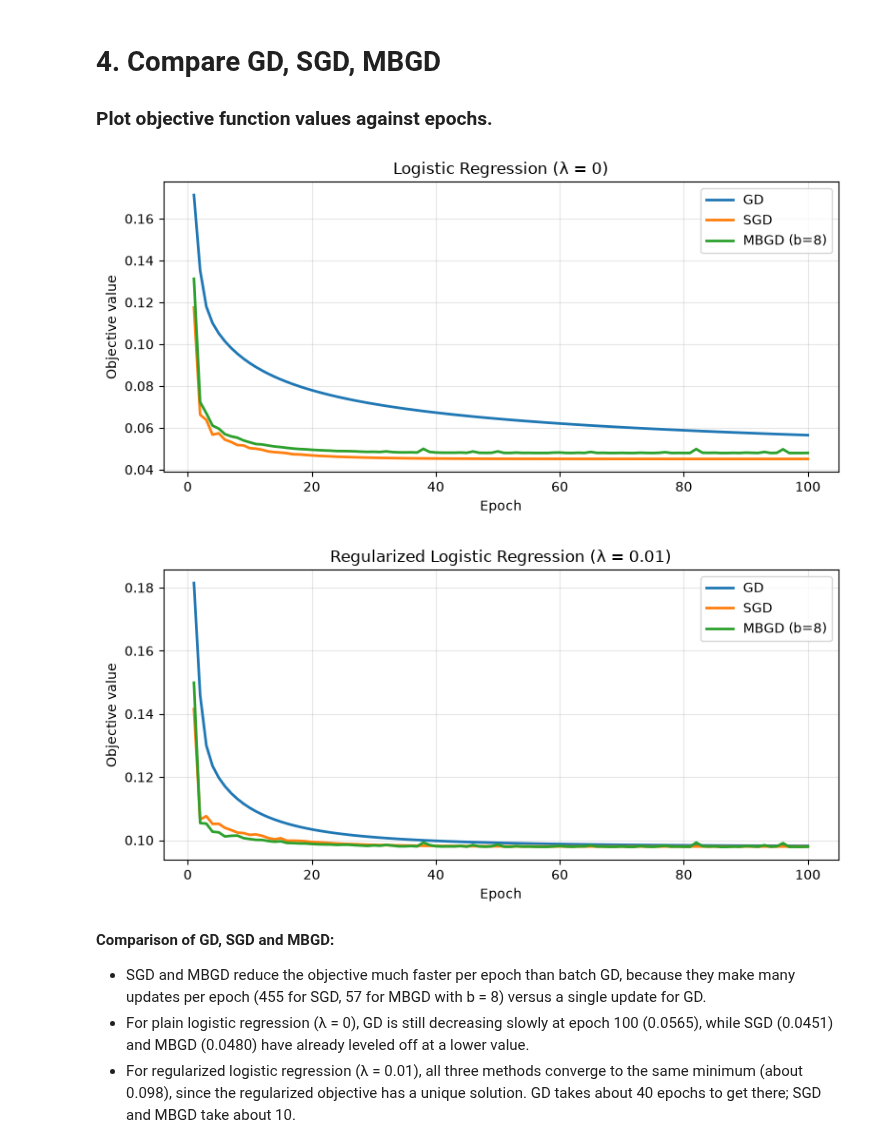
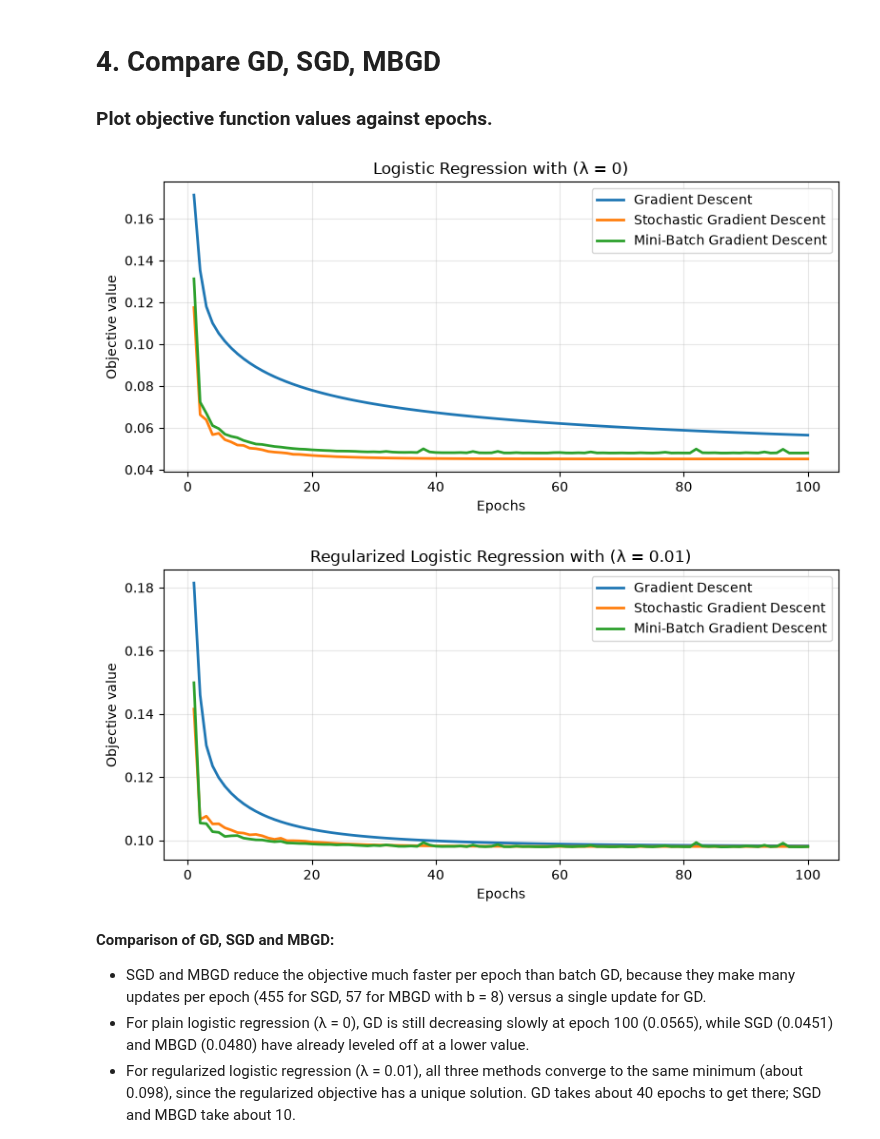
Before and after one commit to MandarBavdane/CS583-DL, a Jupyter notebook: Assignment_1/Logistic_Regression_with_Numpy-1_Solution.ipynb, the cells around one changed output. Drawn from its saved outputs; the diff is of its cells as text; code cells hidden in the pictures.

```diff
--- a/Assignment_1/Logistic_Regression_with_Numpy-1_Solution.ipynb
+++ b/Assignment_1/Logistic_Regression_with_Numpy-1_Solution.ipynb
@@ -507,38 +516,38 @@ Objective value at epoch t=99 is 0.097934
 # %%
 import matplotlib.pyplot as plt
 %matplotlib inline
 
 epochs = np.arange(1, 101)
 
 # Logistic regression (lam = 0)
 fig = plt.figure(figsize=(8, 4))
-plt.plot(epochs, objvals_gd, label='GD', linewidth=2)
-plt.plot(epochs, objvals_sgd, label='SGD', linewidth=2)
-plt.plot(epochs, objvals_mbgd, label='MBGD (b=8)', linewidth=2)
-plt.title('Logistic Regression (λ = 0)')
-plt.xlabel('Epoch')
+plt.plot(epochs, objvals_gd, label='Gradient Descent', linewidth=2)
+plt.plot(epochs, objvals_sgd, label='Stochastic Gradient Descent', linewidth=2)
+plt.plot(epochs, objvals_mbgd, label='Mini-Batch Gradient Descent', linewidth=2)
+plt.title('Logistic Regression with (λ = 0)')
+plt.xlabel('Epochs')
 plt.ylabel('Objective value')
 plt.legend()
 plt.grid(True, alpha=0.3)
 plt.tight_layout()
 plt.show()
 
 
 # Regularized logistic regression (lam = 0.01)
 fig = plt.figure(figsize=(8, 4))
-plt.plot(epochs, objvals_gd_reg, label='GD', linewidth=2)
-plt.plot(epochs, objvals_sgd_reg, label='SGD', linewidth=2)
-plt.plot(epochs, objvals_mbgd_reg, label='MBGD (b=8)', linewidth=2)
-plt.title('Regularized Logistic Regression (λ = 0.01)')
-plt.xlabel('Epoch')
+plt.plot(epochs, objvals_gd_reg, label='Gradient Descent', linewidth=2)
+plt.plot(epochs, objvals_sgd_reg, label='Stochastic Gradient Descent', linewidth=2)
+plt.plot(epochs, objvals_mbgd_reg, label='Mini-Batch Gradient Descent', linewidth=2)
+plt.title('Regularized Logistic Regression with (λ = 0.01)')
+plt.xlabel('Epochs')
 plt.ylabel('Objective value')
 plt.legend()
 plt.grid(True, alpha=0.3)
 plt.tight_layout()
 plt.show()
 # %% [output]
-[figure, old version]
+[figure, new version]
-[figure, old version]
+[figure, new version]
 # %% [markdown]
 **Comparison of GD, SGD and MBGD:**
 - SGD and MBGD reduce the objective much faster per epoch than batch GD, because they make many updates per epoch (455 for SGD, 57 for MBGD with b = 8) versus a single update for GD.
```
Also changed, not shown: parts of 26 cells of this notebook.
